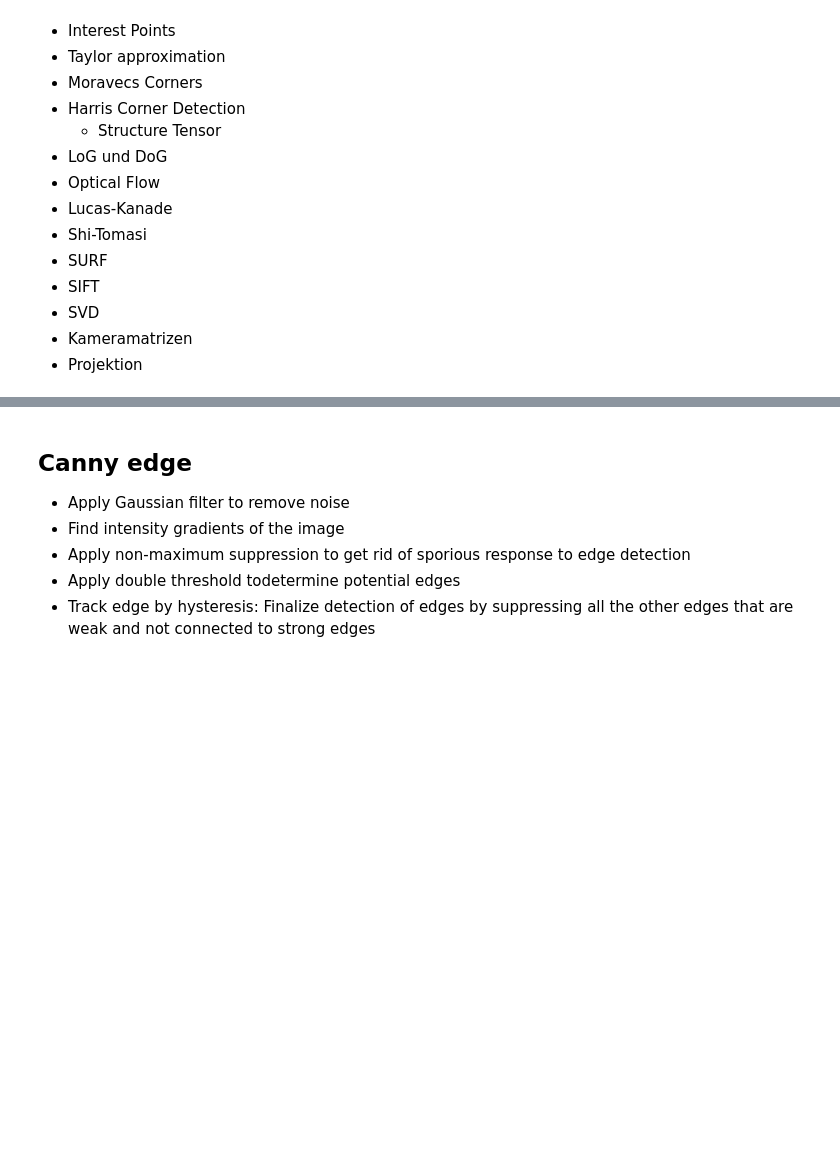
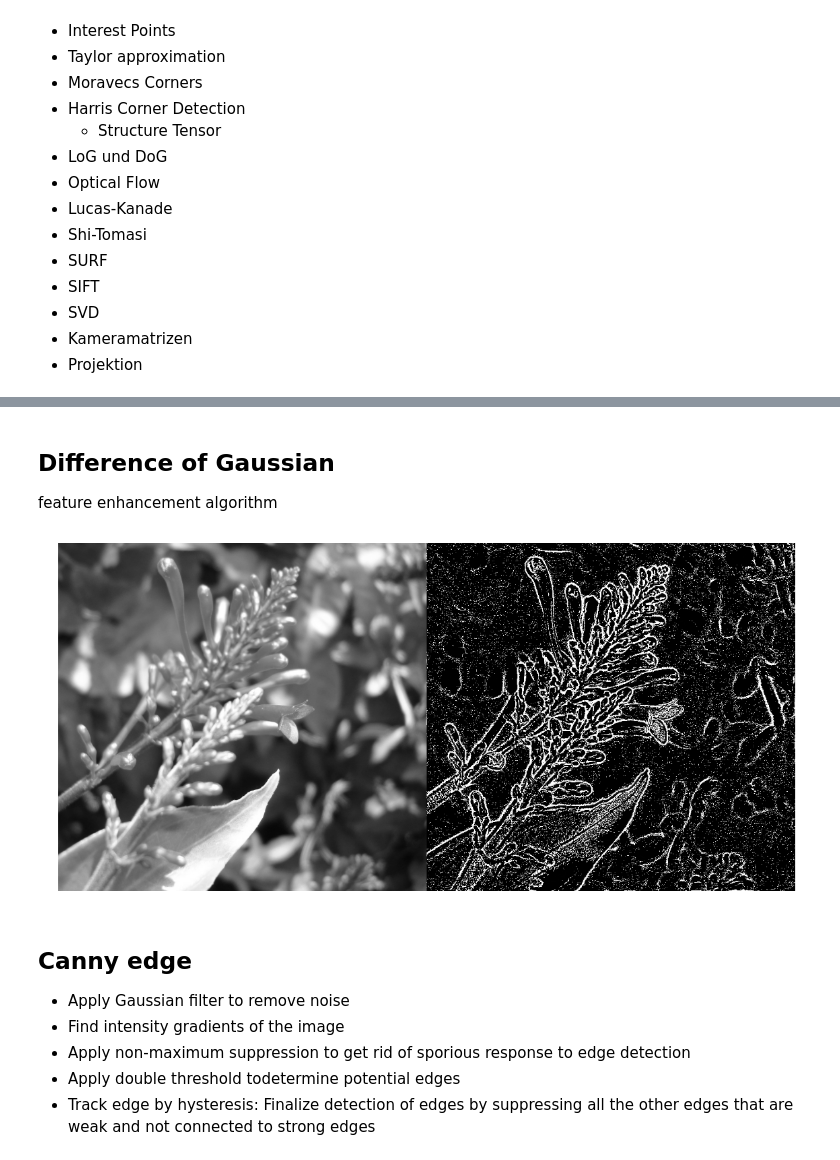
Before and after one commit to justayak/computer_vision_ws2015, a Jupyter notebook: play/Overview.ipynb, the cells around one changed output, grey strips where cells are left out. Saved outputs shown, nothing was run; the diff lists cells and outputs as text; code cells hidden in the pictures; blank space fills up the shorter version.

```diff
--- a/play/Overview.ipynb
+++ b/play/Overview.ipynb
@@ -65,3 +145,25 @@ Smila = jv.imresize(Smila, size)
+# %% [markdown]
+## Difference of Gaussian
+
+feature enhancement algorithm
+# %%
+# DoG (image from wikipedia)
+I = Smila.copy()
+
+A = ndimage.filters.gaussian_filter(I, 0.9)
+B = ndimage.filters.gaussian_filter(I, 4)
+
+C = B - A
+
+I = np.array(Image.open('flow_wiki.jpg').convert('L'))
+
+A = ndimage.filters.gaussian_filter(I, 0.2)
+B = ndimage.filters.gaussian_filter(I, 1)
+C = A - B
+
+jv.plot_mats([I, C], cols=2)
+# %% [output]
+[figure, added]
 # %% [markdown]
 ## Canny edge
 * Apply Gaussian filter to remove noise
```
Also changed, not shown: parts of 8 cells of this notebook, 2 other files.
